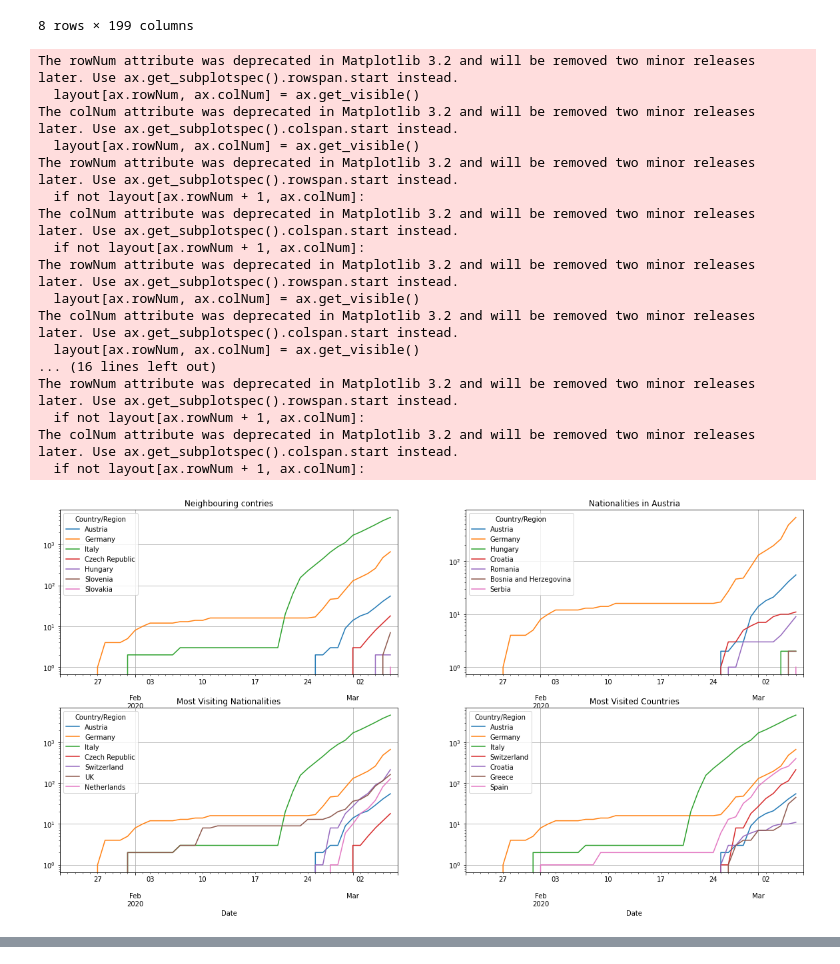
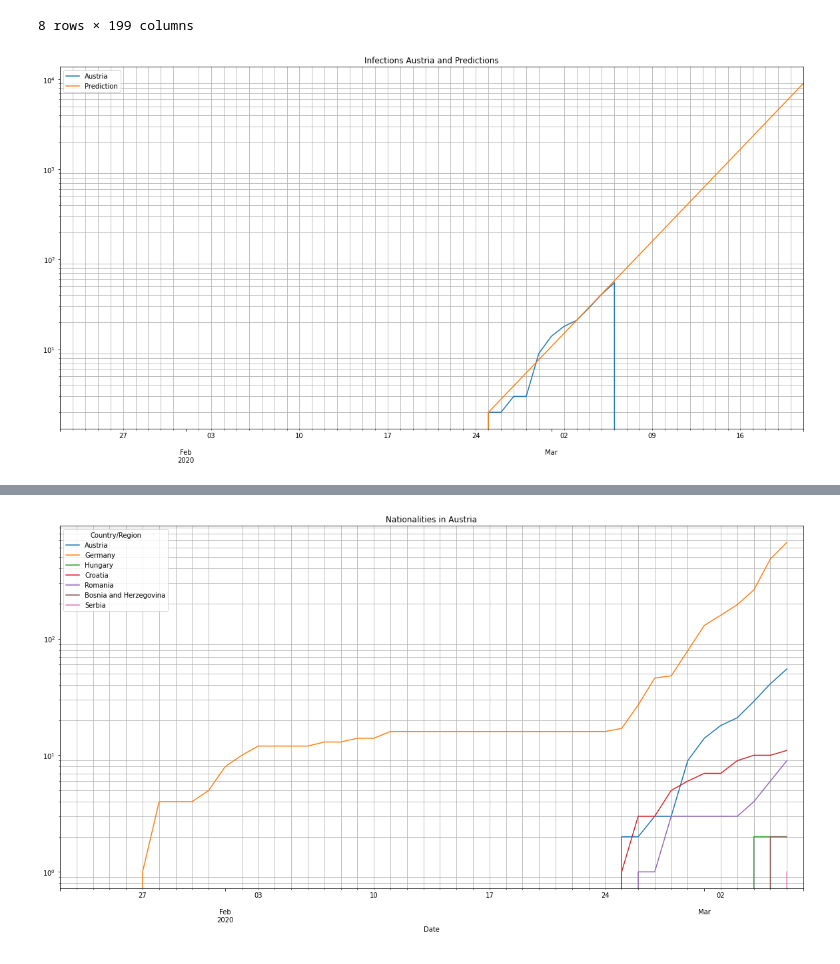
Before and after one commit to gwario/covid-19-at-eu-stats, a Jupyter notebook: covid-19-confirmed-prediction.ipynb, the cells around one changed output, grey strips where cells are left out. Saved outputs shown, nothing was run; the diff lists cells and outputs as text; code cells hidden in the pictures.

Commit message:
Split all graphs

```diff
--- a/covid-19-confirmed-prediction.ipynb
+++ b/covid-19-confirmed-prediction.ipynb
@@ -113,39 +113,24 @@ df_confirmed_at_travel_outgoing.to_csv(file_prefix+"_"+df_confirmed_at_travel_ou
 # %%
 import matplotlib.pyplot as plt
 
-plt.rcParams["figure.figsize"] = (20, 10)
-
-fig, axes = plt.subplots(nrows=2, ncols=2)
-
-df_confirmed_at_pred.plot(figsize=(20, 10), logy=True, xticks=df_confirmed_at_pred.index.values, title=df_confirmed_at_pred_title)
-plt.grid(b=True, which='major', linestyle='-')
+df_confirmed_at_pred.plot(figsize=(20, 10), logy=True, title=df_confirmed_at_pred_title)
+plt.grid(b=True, which='minor', linestyle='-')
 plt.savefig(file_prefix+"_"+plt.gca().get_title())
 
-df_confirmed_at_neighbours.plot(ax=axes[0, 0], logy=True, title=df_confirmed_at_neighbours_title)
-axes[0, 0].grid(b=True, which='major', linestyle='-')
-df_confirmed_at_nationalities.plot(ax=axes[0, 1], logy=True, title=df_confirmed_at_nationalities_title)
-axes[0, 1].grid(b=True, which='major', linestyle='-')
-df_confirmed_at_travel_incomming.plot(ax=axes[1, 0], logy=True, title=df_confirmed_at_travel_incomming_title)
-axes[1, 0].grid(b=True, which='major', linestyle='-')
-df_confirmed_at_travel_outgoing.plot(ax=axes[1, 1], logy=True, title=df_confirmed_at_travel_outgoing_title)
-axes[1, 1].grid(b=True, which='major', linestyle='-')
-fig.savefig(file_prefix+"_Comparison of Infections")
+df_confirmed_at_neighbours.plot(figsize=(20, 10), logy=True, title=df_confirmed_at_neighbours_title)
+plt.grid(b=True, which='minor', linestyle='-')
+plt.savefig(file_prefix+"_"+df_confirmed_at_neighbours_title)
+
+df_confirmed_at_nationalities.plot(figsize=(20, 10), logy=True, title=df_confirmed_at_nationalities_title)
+plt.grid(b=True, which='minor', linestyle='-')
+plt.savefig(file_prefix+"_"+df_confirmed_at_nationalities_title)
+
+df_confirmed_at_travel_incomming.plot(figsize=(20, 10), logy=True, title=df_confirmed_at_travel_incomming_title)
+plt.grid(b=True, which='minor', linestyle='-')
+plt.savefig(file_prefix+"_"+df_confirmed_at_travel_incomming_title)
+
+df_confirmed_at_travel_outgoing.plot(figsize=(20, 10), logy=True, title=df_confirmed_at_travel_outgoing_title)
+plt.grid(b=True, which='minor', linestyle='-')
+plt.savefig(file_prefix+"_"+df_confirmed_at_travel_outgoing_title)
 # %% [output]
-The rowNum attribute was deprecated in Matplotlib 3.2 and will be removed two minor releases later. Use ax.get_subplotspec().rowspan.start instead.
-  layout[ax.rowNum, ax.colNum] = ax.get_visible()
-The colNum attribute was deprecated in Matplotlib 3.2 and will be removed two minor releases later. Use ax.get_subplotspec().colspan.start instead.
-  layout[ax.rowNum, ax.colNum] = ax.get_visible()
-The rowNum attribute was deprecated in Matplotlib 3.2 and will be removed two minor releases later. Use ax.get_subplotspec().rowspan.start instead.
-  if not layout[ax.rowNum + 1, ax.colNum]:
-The colNum attribute was deprecated in Matplotlib 3.2 and will be removed two minor releases later. Use ax.get_subplotspec().colspan.start instead.
-  if not layout[ax.rowNum + 1, ax.colNum]:
-The rowNum attribute was deprecated in Matplotlib 3.2 and will be removed two minor releases later. Use ax.get_subplotspec().rowspan.start instead.
-  layout[ax.rowNum, ax.colNum] = ax.get_visible()
-The colNum attribute was deprecated in Matplotlib 3.2 and will be removed two minor releases later. Use ax.get_subplotspec().colspan.start instead.
-  layout[ax.rowNum, ax.colNum] = ax.get_visible()
-... (16 lines left out)
-The rowNum attribute was deprecated in Matplotlib 3.2 and will be removed two minor releases later. Use ax.get_subplotspec().rowspan.start instead.
-  if not layout[ax.rowNum + 1, ax.colNum]:
-The colNum attribute was deprecated in Matplotlib 3.2 and will be removed two minor releases later. Use ax.get_subplotspec().colspan.start instead.
-  if not layout[ax.rowNum + 1, ax.colNum]:
-[figure, old version]
+[figure, new version]
@@ -152,0 +138 @@ The colNum attribute was deprecated in Matplotlib 3.2 and will be removed two mi
+[figure, added]
```
Also changed, not shown: parts of 1 cell of this notebook, 1 other file.
